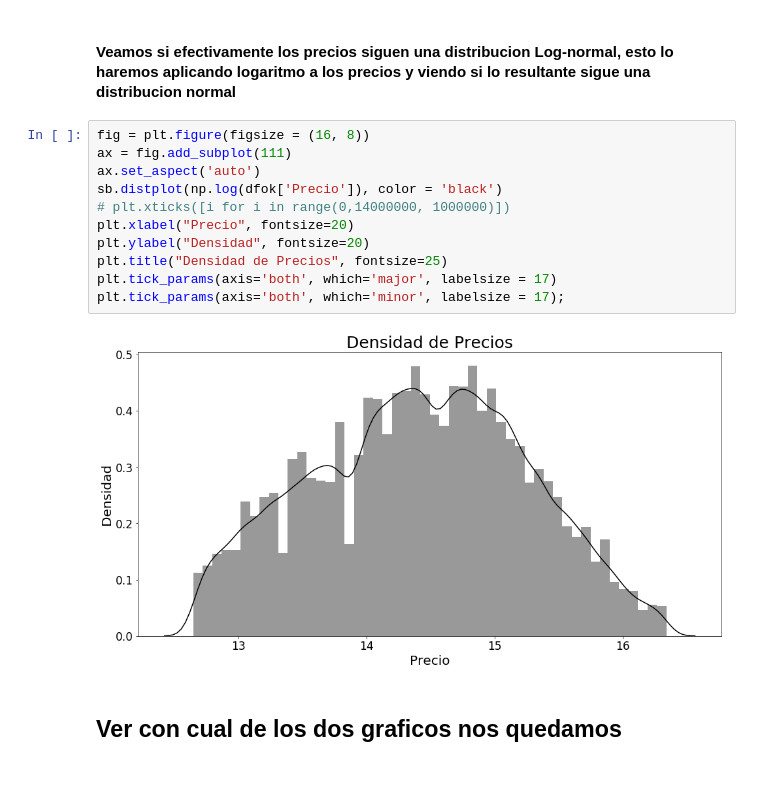
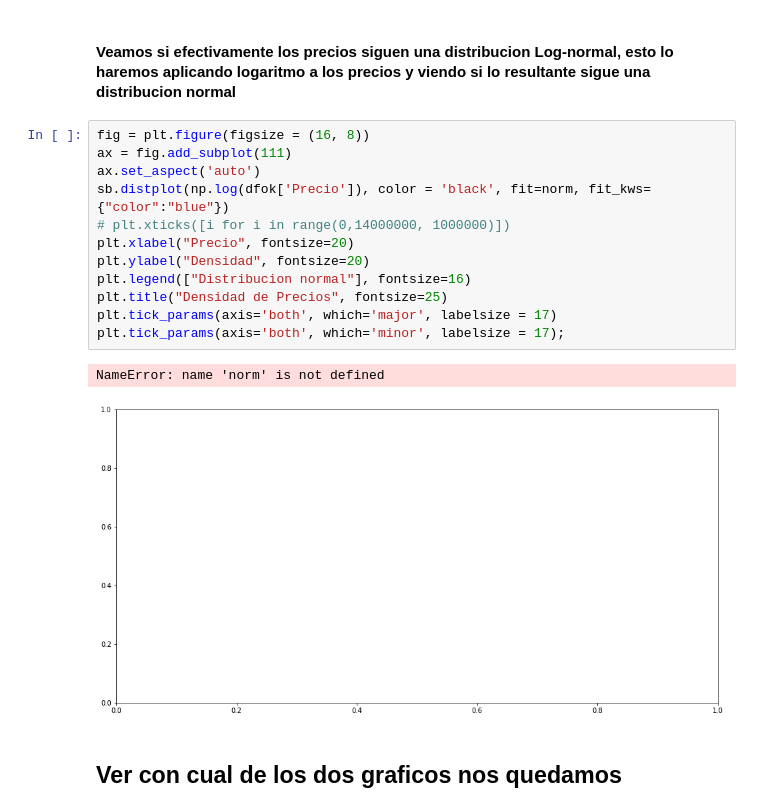
Before and after one commit to komod0/TPs-Org.Datos, a Jupyter notebook: tp1/Analisis de propiedades.ipynb, the cells around one changed output. Cells and saved outputs as stored; diff of their text form; blank space fills up the shorter version.

```diff
--- a/tp1/Analisis de propiedades.ipynb
+++ b/tp1/Analisis de propiedades.ipynb
@@ -397,16 +424,18 @@ plt.tick_params(axis='both', which='minor', labelsize = 17)
 # %%
 fig = plt.figure(figsize = (16, 8))
 ax = fig.add_subplot(111)
 ax.set_aspect('auto')
-sb.distplot(np.log(dfok['Precio']), color = 'black')
+sb.distplot(np.log(dfok['Precio']), color = 'black', fit=norm, fit_kws={"color":"blue"})
 # plt.xticks([i for i in range(0,14000000, 1000000)])
 plt.xlabel("Precio", fontsize=20)
 plt.ylabel("Densidad", fontsize=20)
+plt.legend(["Distribucion normal"], fontsize=16)
 plt.title("Densidad de Precios", fontsize=25)
 plt.tick_params(axis='both', which='major', labelsize = 17)
 plt.tick_params(axis='both', which='minor', labelsize = 17);
 # %% [output]
+NameError: name 'norm' is not defined
-[figure, old version]
+[figure, new version]
 # %% [markdown]
 ## Ver con cual de los dos graficos nos quedamos
 # %%
```
Also changed, not shown: parts of 11 cells of this notebook.
